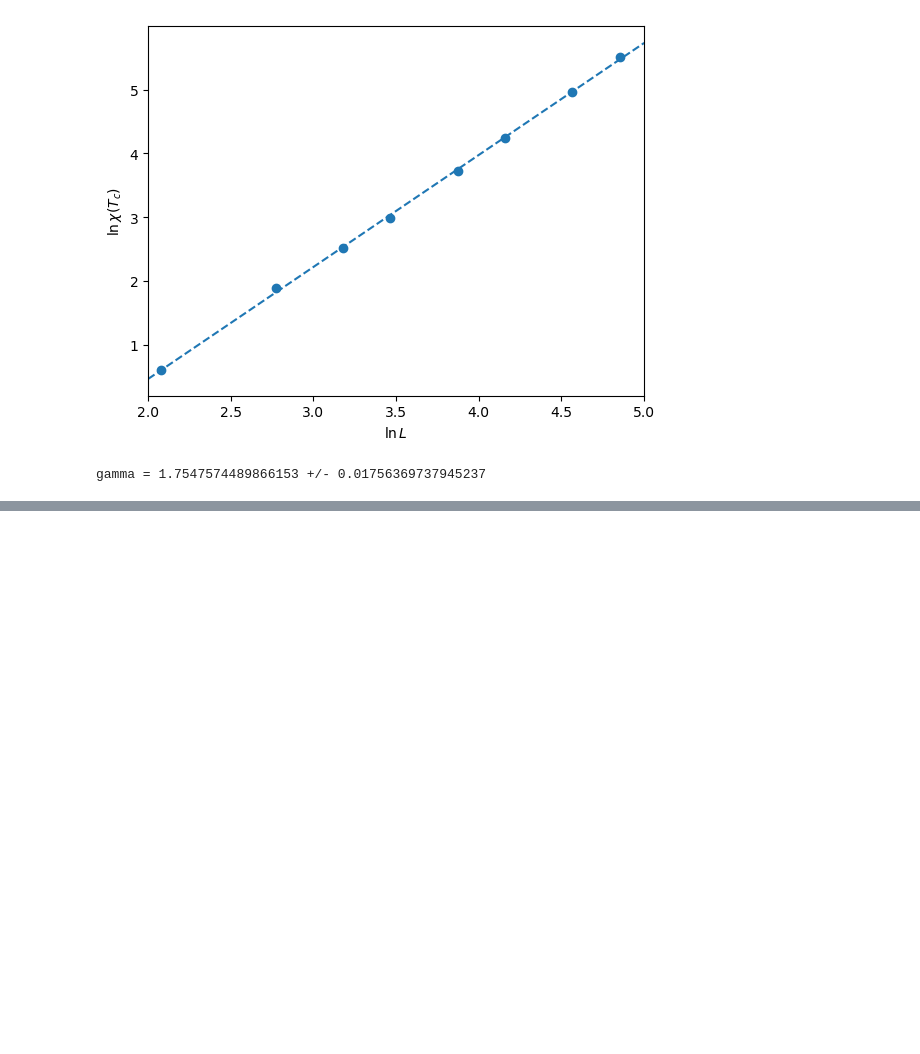
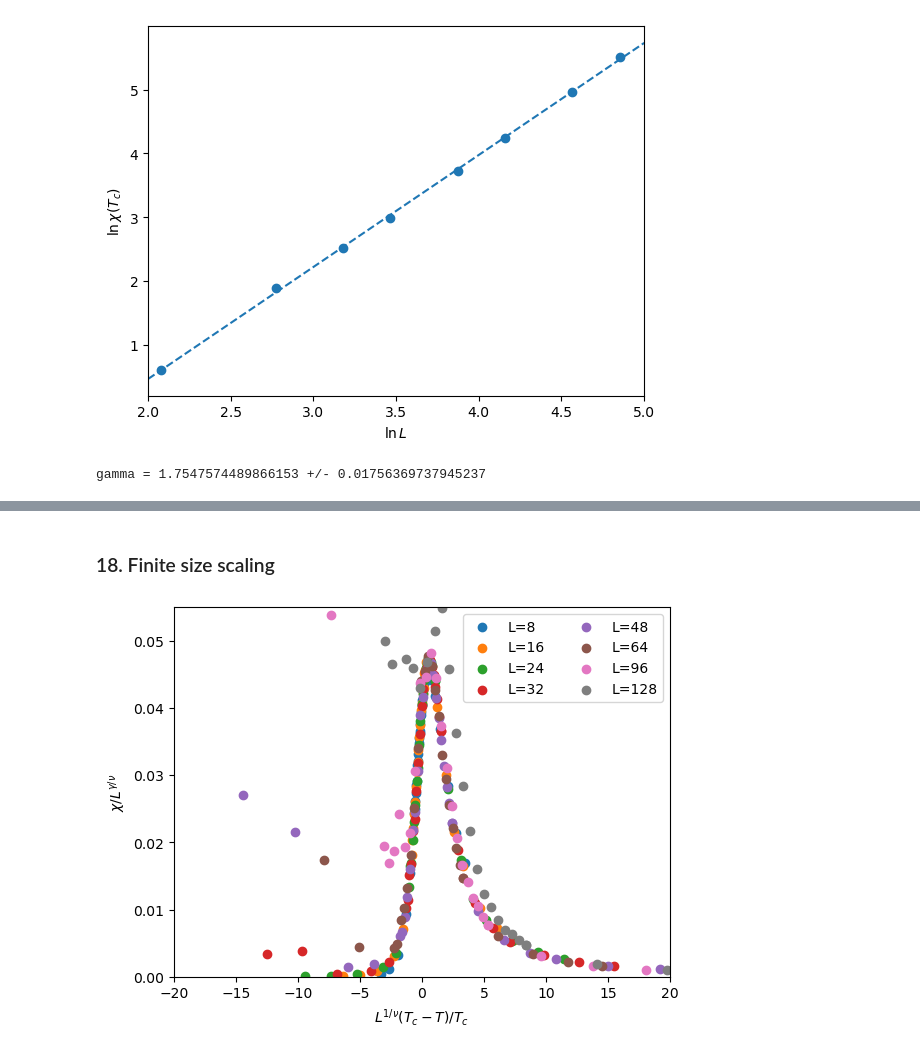
Before and after one commit to AdriRed/practiques-fenomens, a Jupyter notebook: P3/informe.ipynb, the cells around one changed output, grey strips where cells are left out. Cells and saved outputs as stored; diff of their text form; code cells hidden in the pictures; blank space fills up the shorter version.

```diff
--- a/P3/informe.ipynb
+++ b/P3/informe.ipynb
@@ -324,11 +328,11 @@ print(gamma_fit.convert())
 
 plt.show()
 coeffs, cov = np.polyfit(chis_gamma['x'], chis_gamma['y'], deg=1, cov=True)
-m, b = coeffs                # pendiente y ordenada
+gamma, b = coeffs                # pendiente y ordenada
 sigma_m = np.sqrt(cov[0,0])  # incertidumbre de la pendiente
 sigma_b = np.sqrt(cov[1,1])  # incertidumbre de la ordenada
 
-print("gamma =", m, "+/-", sigma_m)
+print("gamma =", gamma, "+/-", sigma_m)
 # %% [output]
 -3.04313652 + 1.75475745·x
 [figure]
@@ -365,0 +374,18 @@ gamma = 0.0905903439556221 +/- 0.010364322453665736
+# %% [markdown]
+### 18. Finite size scaling
+# %%
+fig, ax = plt.subplots()
+for l in files:
+    data = df[df['L'] == l]
+    chi = (data["<M^2>"]-data["<|M|>"]**2)/(data["T"]*data["L"]**2)
+    Ts = data['T']
+    t_c = cv_maxs[l]
+    ax.scatter(l*(Ts-t_c)/t_c, chi/(l**gamma), label=f'L={l}')
+ax.legend(ncols=2)
+ax.set_xlim(-20, 20)
+ax.set_ylim(0, 0.055)
+ax.set_ylabel(r"$\chi / L^{\gamma/\nu}$")
+ax.set_xlabel(r"$L^{1/\nu} (T_c-T)/T_c$")
+plt.show()
+# %% [output]
+[figure, added]
```
Also changed, not shown: parts of 8 cells of this notebook.
